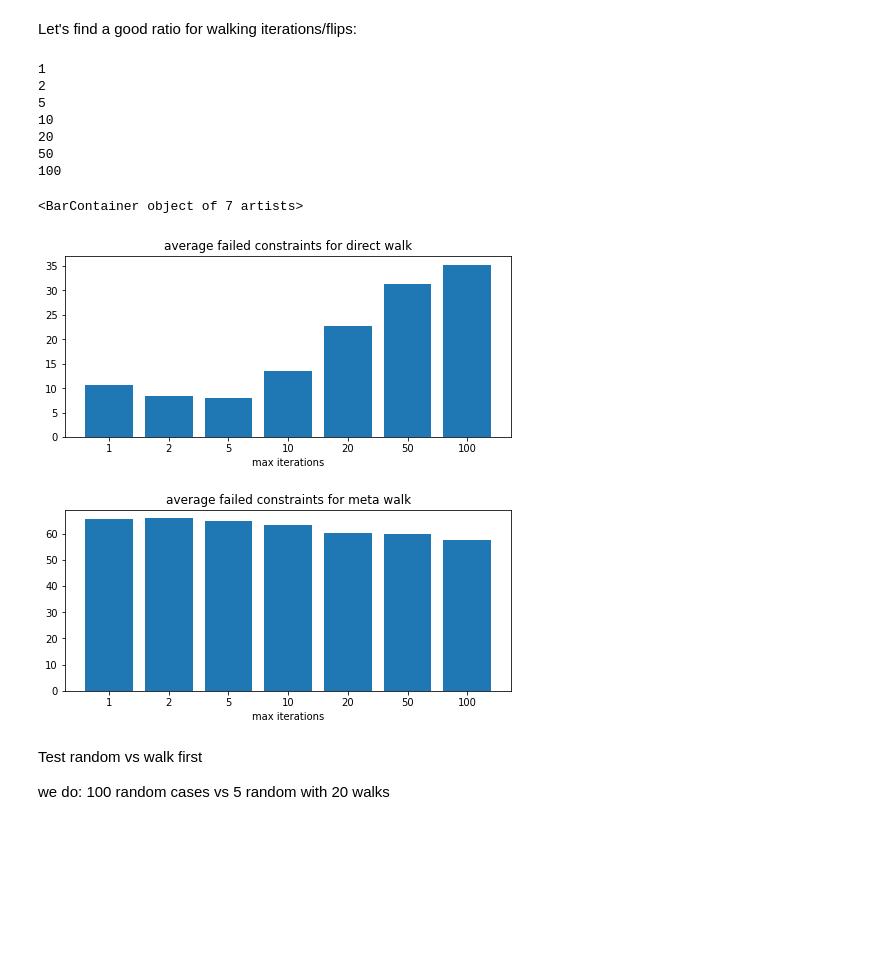
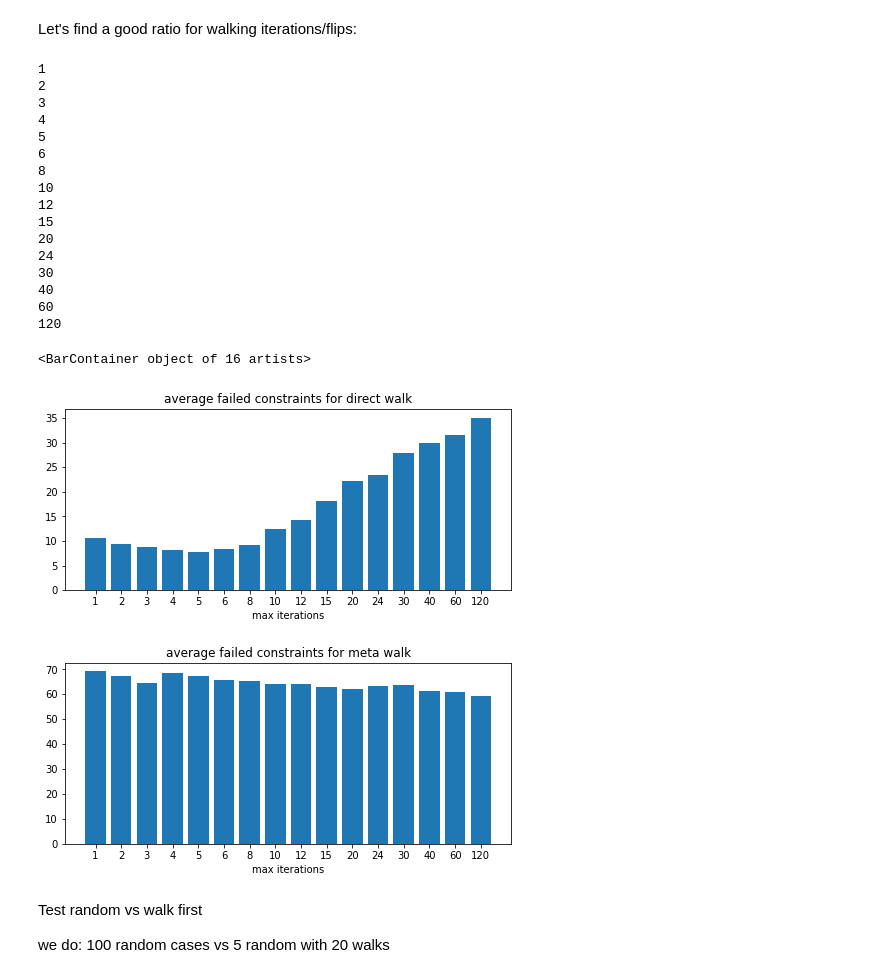
Before and after one commit to IvanDonat/tcsp, a Jupyter notebook: graphing_genetic.ipynb, the cells around one changed output. Drawn from its saved outputs; the diff is of its cells as text; code cells hidden in the pictures; blank space fills up the shorter version.

```diff
--- a/graphing_genetic.ipynb
+++ b/graphing_genetic.ipynb
@@ -70,51 +70,60 @@ for _ in range(num_tests):
 # %% [markdown]
 Let's find a good ratio for walking iterations/flips:
 # %%
-# let's say we have iterations*flips = 100, then ratio can go from 0.01 to 100
-# we can iterate divisors of 100
-iters = (1, 2, 5, 10, 20, 50, 100)
+# let's say we have iterations*flips = 120, then ratio can go from 0.01 to 120
+# we can iterate divisors of 120
+iters = tuple(i for i in range(1, 121) if 120 % i == 0)
 ratios = []
 faileds_direct = []
 faileds_meta = []
 for max_iterations in iters:
     print(max_iterations)
-    max_flips = 100 // max_iterations
+    max_flips = 120 // max_iterations
     ratios += [max_iterations / max_flips]
 
     failed_cnt = 0
     for T in Ts_big:
         gene, failed = direct_walk(T, r=100, max_iterations=max_iterations, max_flips=max_flips, pick_best_gene=True)
         failed_cnt += len(failed)
     failed_avg = failed_cnt / len(Ts_big)
     faileds_direct += [failed_avg]
 
     failed_cnt = 0
     for T in Ts_big:
         gene, failed = meta_walk(T,max_iterations=max_iterations, max_flips=max_flips)
         failed_cnt += len(failed)
     failed_avg = failed_cnt / len(Ts_big)
     faileds_meta += [failed_avg]
 
 fig, axs = plt.subplots(2, figsize=(8, 8))
 fig.subplots_adjust(hspace=0.4)
 
 axs[0].set_xlabel('max iterations')
 axs[0].set_title('average failed constraints for direct walk')
 axs[0].bar(list(map(str, iters)), faileds_direct)
 
 axs[1].set_xlabel('max iterations')
 axs[1].set_title('average failed constraints for meta walk')
 axs[1].bar(list(map(str, iters)), faileds_meta)
 # %% [output]
 1
 2
+3
+4
 5
+6
+8
 10
+12
+15
 20
-50
-100
+24
+30
+40
+60
+120
-<BarContainer object of 7 artists>
+<BarContainer object of 16 artists>
-[figure, old version]
+[figure, new version]
 # %% [markdown]
 Test random vs walk first
 
```
Also changed, not shown: parts of 7 cells of this notebook.
